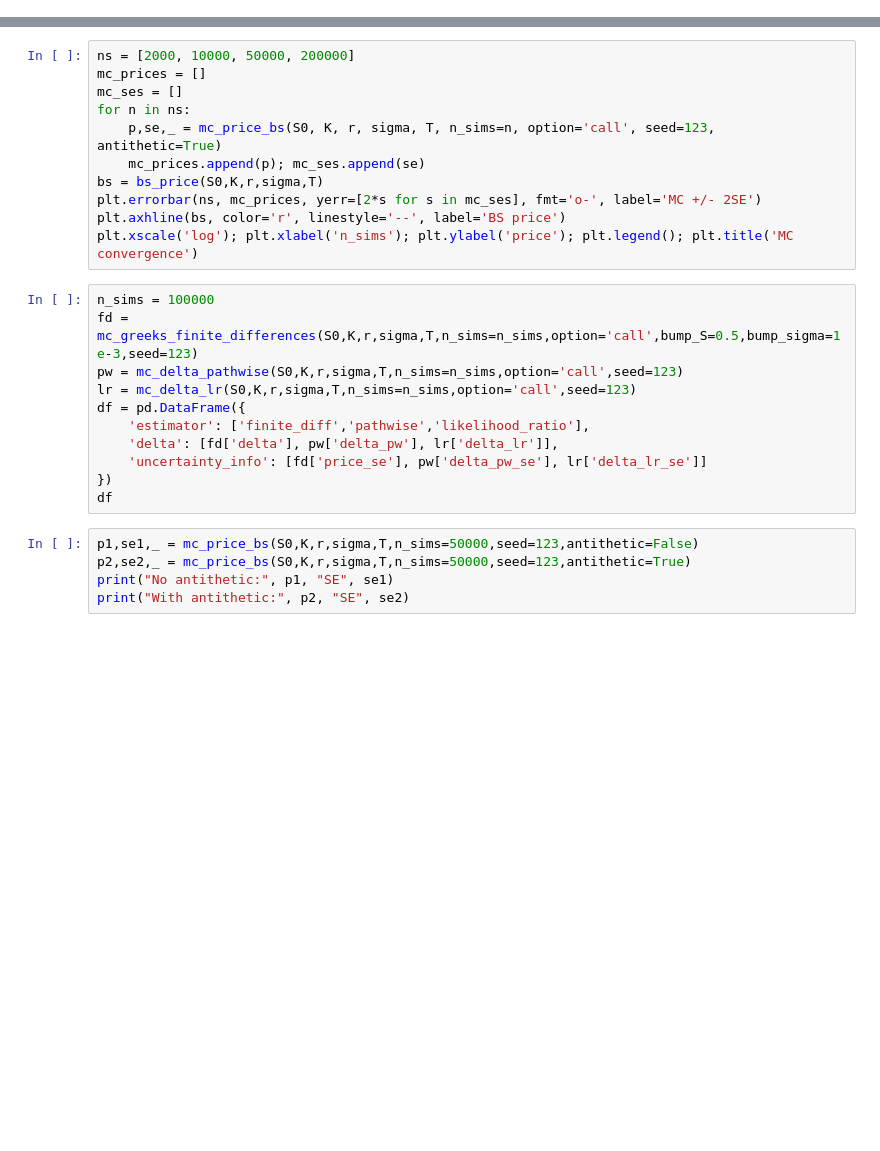
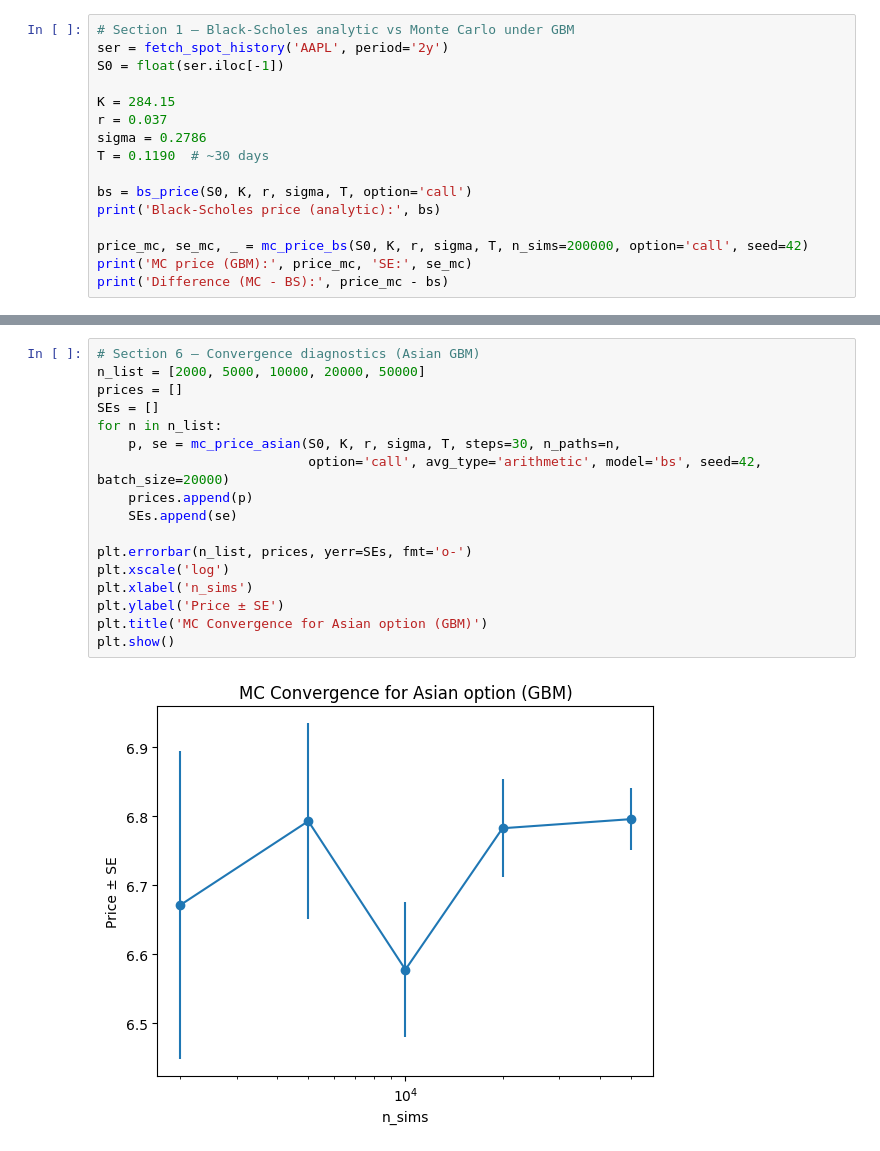
Before and after one commit to anishn05/Monte-Carlo-Risk-Engine-For-Derivatives, a Jupyter notebook: notebooks/mc_pricer.ipynb, the cells around one changed output, grey strips where cells are left out. Saved outputs shown, nothing was run; the diff lists cells and outputs as text; blank space fills up the shorter version.

```diff
--- a/notebooks/mc_pricer.ipynb
+++ b/notebooks/mc_pricer.ipynb
@@ -15,0 +18,16 @@ S0, sigma, r, K, T
+# %%
+# Section 1 — Black-Scholes analytic vs Monte Carlo under GBM
+ser = fetch_spot_history('AAPL', period='2y')
+S0 = float(ser.iloc[-1])
+
+K = 284.15
+r = 0.037
+sigma = 0.2786
+T = 0.1190  # ~30 days
+
+bs = bs_price(S0, K, r, sigma, T, option='call')
+print('Black-Scholes price (analytic):', bs)
+
+price_mc, se_mc, _ = mc_price_bs(S0, K, r, sigma, T, n_sims=200000, option='call', seed=42)
+print('MC price (GBM):', price_mc, 'SE:', se_mc)
+print('Difference (MC - BS):', price_mc - bs)
@@ -16,27 +127,19 @@ S0, sigma, r, K, T
 # %%
-ns = [2000, 10000, 50000, 200000]
-mc_prices = []
-mc_ses = []
-for n in ns:
-    p,se,_ = mc_price_bs(S0, K, r, sigma, T, n_sims=n, option='call', seed=123, antithetic=True)
-    mc_prices.append(p); mc_ses.append(se)
-bs = bs_price(S0,K,r,sigma,T)
-plt.errorbar(ns, mc_prices, yerr=[2*s for s in mc_ses], fmt='o-', label='MC +/- 2SE')
-plt.axhline(bs, color='r', linestyle='--', label='BS price')
-plt.xscale('log'); plt.xlabel('n_sims'); plt.ylabel('price'); plt.legend(); plt.title('MC convergence')
+# Section 6 — Convergence diagnostics (Asian GBM)
+n_list = [2000, 5000, 10000, 20000, 50000]
+prices = []
+SEs = []
+for n in n_list:
+    p, se = mc_price_asian(S0, K, r, sigma, T, steps=30, n_paths=n,
+                           option='call', avg_type='arithmetic', model='bs', seed=42, batch_size=20000)
+    prices.append(p)
+    SEs.append(se)
+
+plt.errorbar(n_list, prices, yerr=SEs, fmt='o-')
+plt.xscale('log')
+plt.xlabel('n_sims')
+plt.ylabel('Price ± SE')
+plt.title('MC Convergence for Asian option (GBM)')
+plt.show()
+# %% [output]
+[figure, added]
-# %%
-n_sims = 100000
-fd = mc_greeks_finite_differences(S0,K,r,sigma,T,n_sims=n_sims,option='call',bump_S=0.5,bump_sigma=1e-3,seed=123)
-pw = mc_delta_pathwise(S0,K,r,sigma,T,n_sims=n_sims,option='call',seed=123)
-lr = mc_delta_lr(S0,K,r,sigma,T,n_sims=n_sims,option='call',seed=123)
-df = pd.DataFrame({
-    'estimator': ['finite_diff','pathwise','likelihood_ratio'],
-    'delta': [fd['delta'], pw['delta_pw'], lr['delta_lr']],
-    'uncertainty_info': [fd['price_se'], pw['delta_pw_se'], lr['delta_lr_se']]
-})
-df
-# %%
-p1,se1,_ = mc_price_bs(S0,K,r,sigma,T,n_sims=50000,seed=123,antithetic=False)
-p2,se2,_ = mc_price_bs(S0,K,r,sigma,T,n_sims=50000,seed=123,antithetic=True)
-print("No antithetic:", p1, "SE", se1)
-print("With antithetic:", p2, "SE", se2)
```
Also changed, not shown: parts of 9 cells of this notebook, 6 other files.
